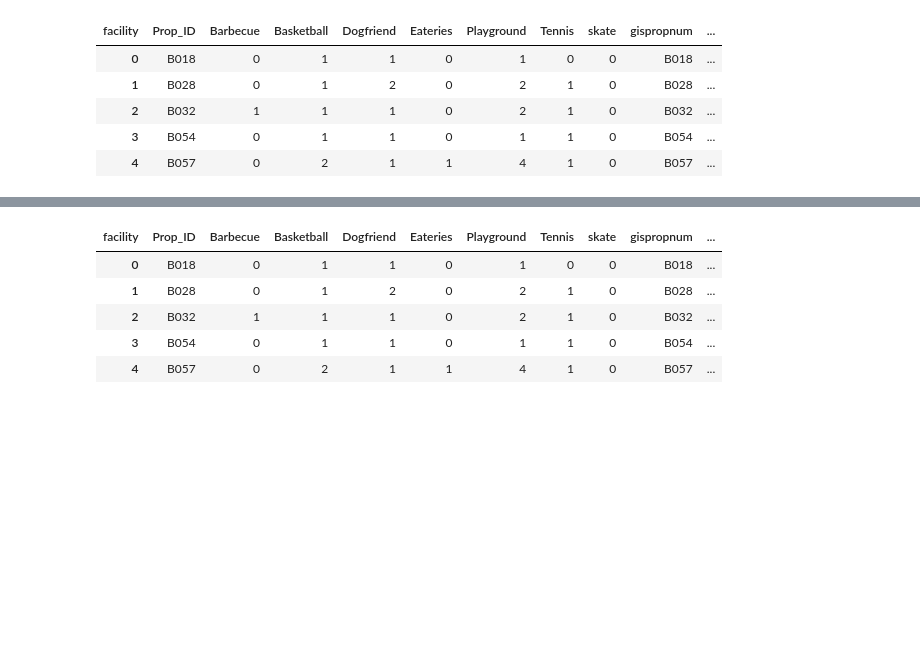
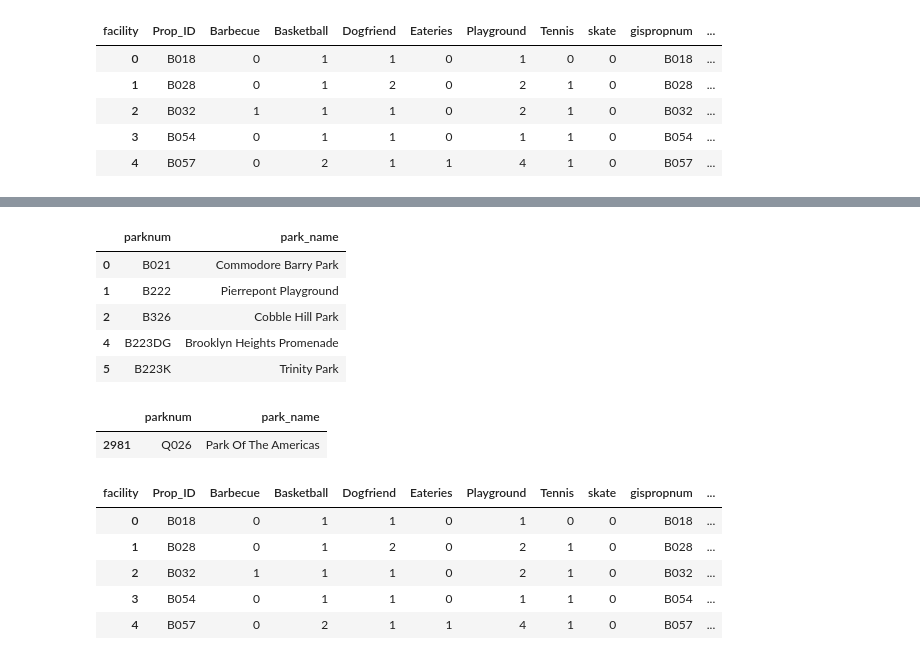
Before and after one commit to rohuniyer/How-greenspace-makes-the-green, a Jupyter notebook: greenspace.ipynb, the cells around one changed output, grey strips where cells are left out. Cells and saved outputs as stored; diff of their text form; code cells hidden in the pictures; blank space fills up the shorter version.

```diff
--- a/greenspace.ipynb
+++ b/greenspace.ipynb
@@ -283,3 +288,17 @@ parkname.loc[parkname.propname == 'Riverside Park']
+# %%
+greenname.head()
+# %% [output]
+|  | parknum | park_name |
+| 0 | B021 | Commodore Barry Park |
+| 1 | B222 | Pierrepont Playground |
+| 2 | B326 | Cobble Hill Park |
+| 4 | B223DG | Brooklyn Heights Promenade |
+| 5 | B223K | Trinity Park |
+# %%
+greenname.loc[greenname.parknum == 'Q026']
+# %% [output]
+|  | parknum | park_name |
+| 2981 | Q026 | Park Of The Americas |
 # %%
 facilitypz.head()
 # %% [output]
```
Also changed, not shown: parts of 5 cells of this notebook, 3 other files.
